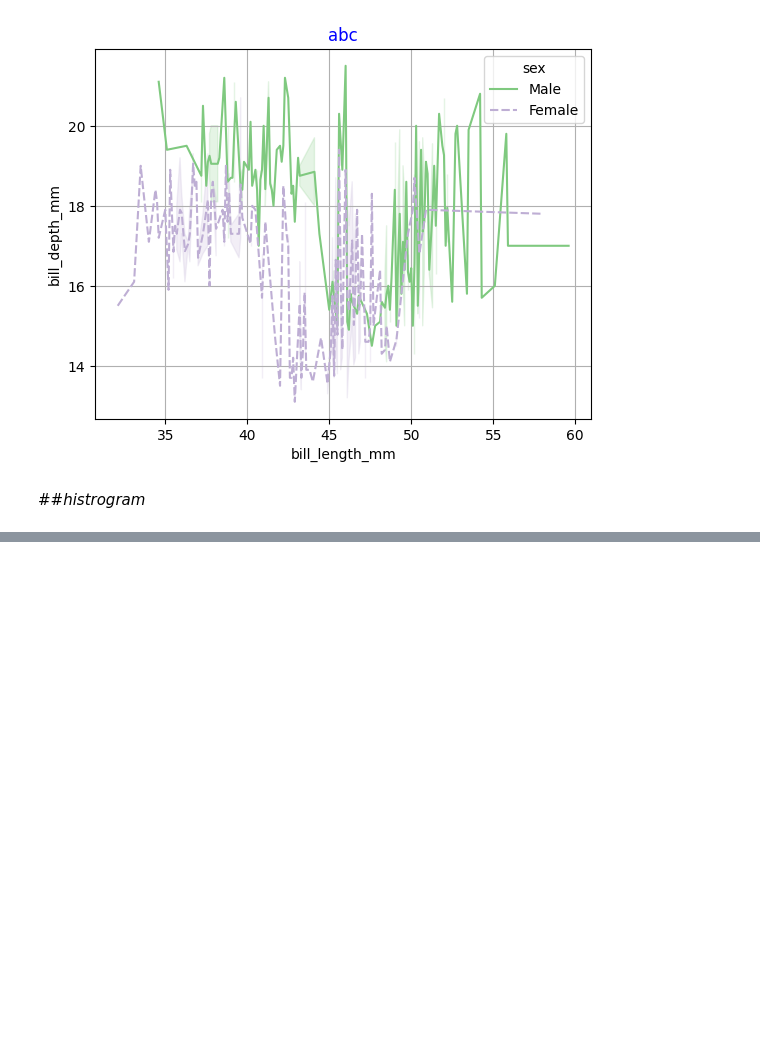
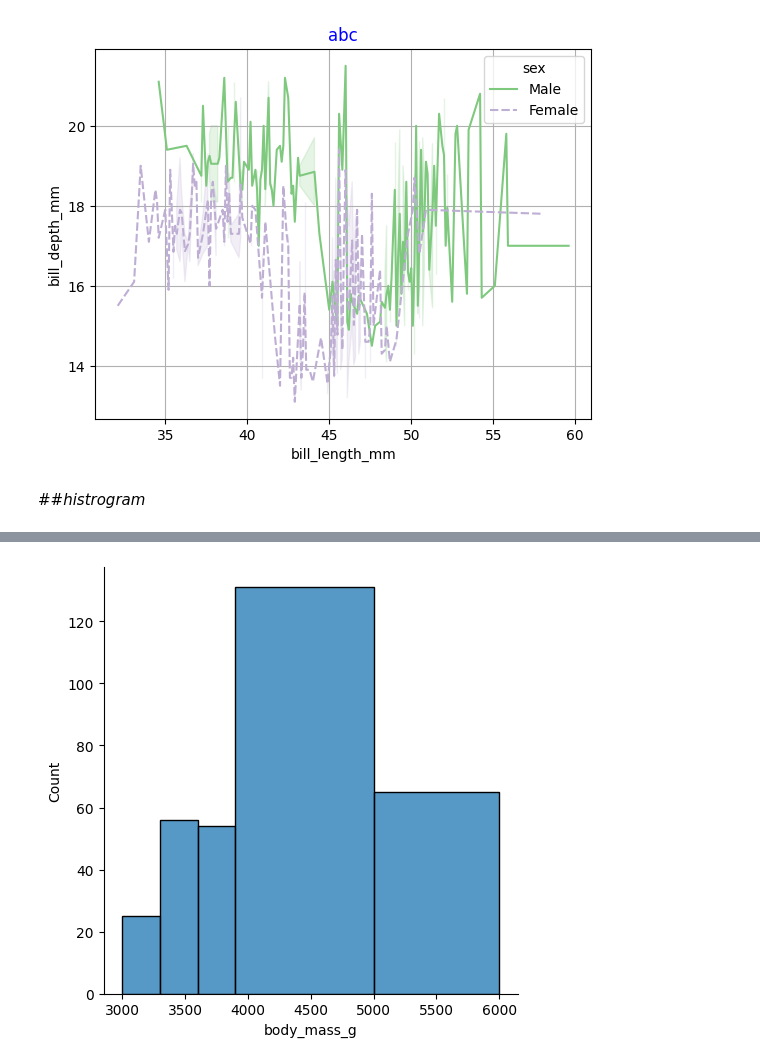
Before and after one commit to dil150898/Hotel_booking_anylisys, a Jupyter notebook: Hotel_Booking_Analysis_Capstone_Project.ipynb, the cells around one changed output, grey strips where cells are left out. Cells and saved outputs as stored; diff of their text form; code cells hidden in the pictures; blank space fills up the shorter version.

```diff
--- a/Hotel_Booking_Analysis_Capstone_Project.ipynb
+++ b/Hotel_Booking_Analysis_Capstone_Project.ipynb
@@ -930,0 +936,5 @@ plt.show()
+# %%
+sns.displot(y_1['body_mass_g'] , bins = [3000,3300,3600,3900,5000,6000])
+plt.show()
+# %% [output]
+[figure, added]
```
Also changed, not shown: parts of 6 cells of this notebook.
